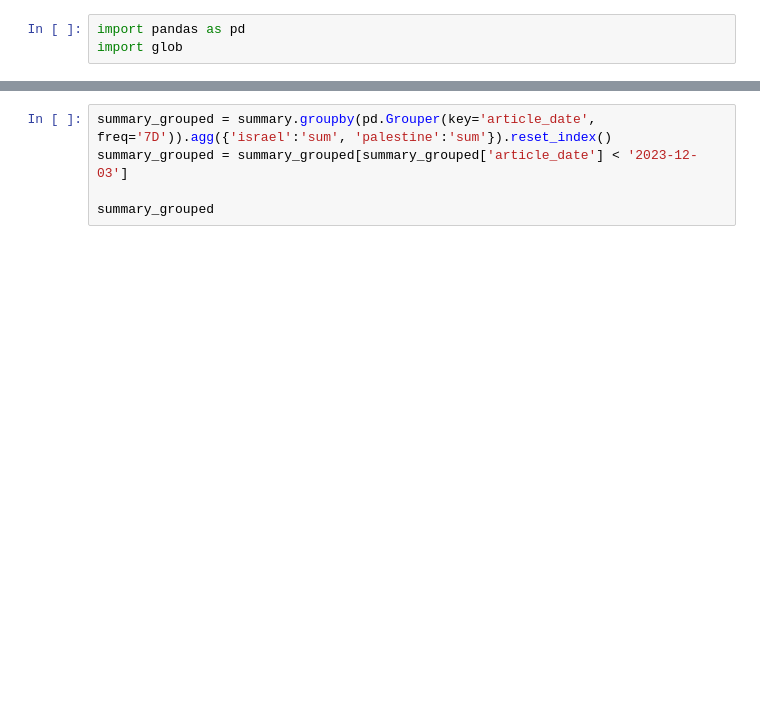
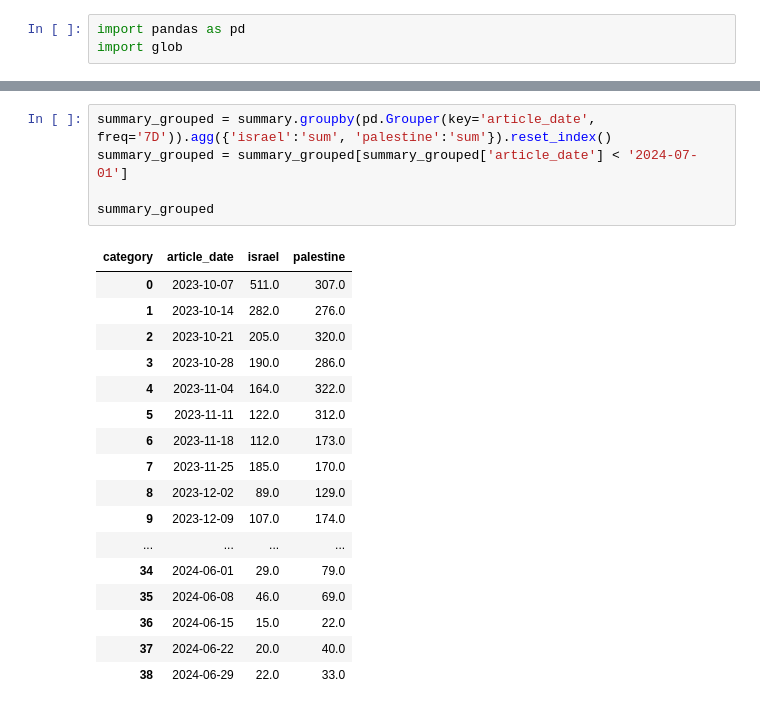
Before and after one commit to liet-git/bbc-bias, a Jupyter notebook: nlp/plot_mentions.ipynb, the cells around one changed output, grey strips where cells are left out. Drawn from its saved outputs; the diff is of its cells as text; blank space fills up the shorter version.

```diff
--- a/nlp/plot_mentions.ipynb
+++ b/nlp/plot_mentions.ipynb
@@ -41,8 +50,26 @@ summary.head(5)
 # %%
 summary_grouped = summary.groupby(pd.Grouper(key='article_date', freq='7D')).agg({'israel':'sum', 'palestine':'sum'}).reset_index()
-summary_grouped = summary_grouped[summary_grouped['article_date'] < '2023-12-03']
+summary_grouped = summary_grouped[summary_grouped['article_date'] < '2024-07-01']
 
 summary_grouped
+# %% [output]
+| category | article_date | israel | palestine |
+| 0 | 2023-10-07 | 511.0 | 307.0 |
+| 1 | 2023-10-14 | 282.0 | 276.0 |
+| 2 | 2023-10-21 | 205.0 | 320.0 |
+| 3 | 2023-10-28 | 190.0 | 286.0 |
+| 4 | 2023-11-04 | 164.0 | 322.0 |
+| 5 | 2023-11-11 | 122.0 | 312.0 |
+| 6 | 2023-11-18 | 112.0 | 173.0 |
+| 7 | 2023-11-25 | 185.0 | 170.0 |
+| 8 | 2023-12-02 | 89.0 | 129.0 |
+| 9 | 2023-12-09 | 107.0 | 174.0 |
+| ... | ... | ... | ... |
+| 34 | 2024-06-01 | 29.0 | 79.0 |
+| 35 | 2024-06-08 | 46.0 | 69.0 |
+| 36 | 2024-06-15 | 15.0 | 22.0 |
+| 37 | 2024-06-22 | 20.0 | 40.0 |
+| 38 | 2024-06-29 | 22.0 | 33.0 |
 # %%
 import matplotlib.pyplot as plt
 import matplotlib.ticker as ticker
```
Also changed, not shown: parts of 4 cells of this notebook.
